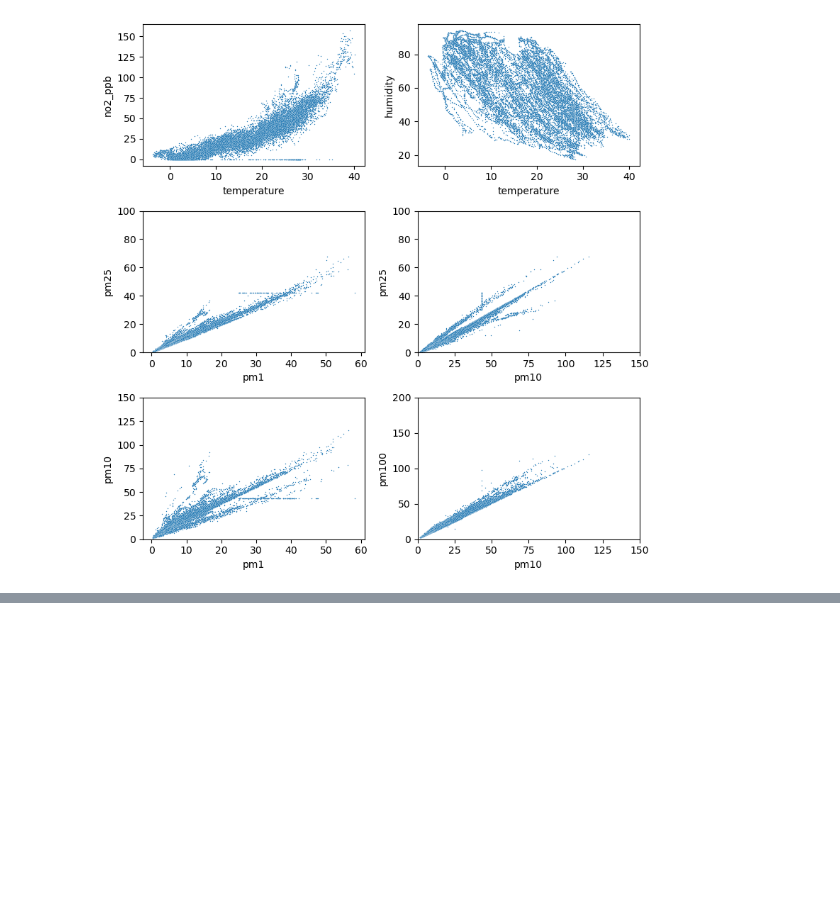
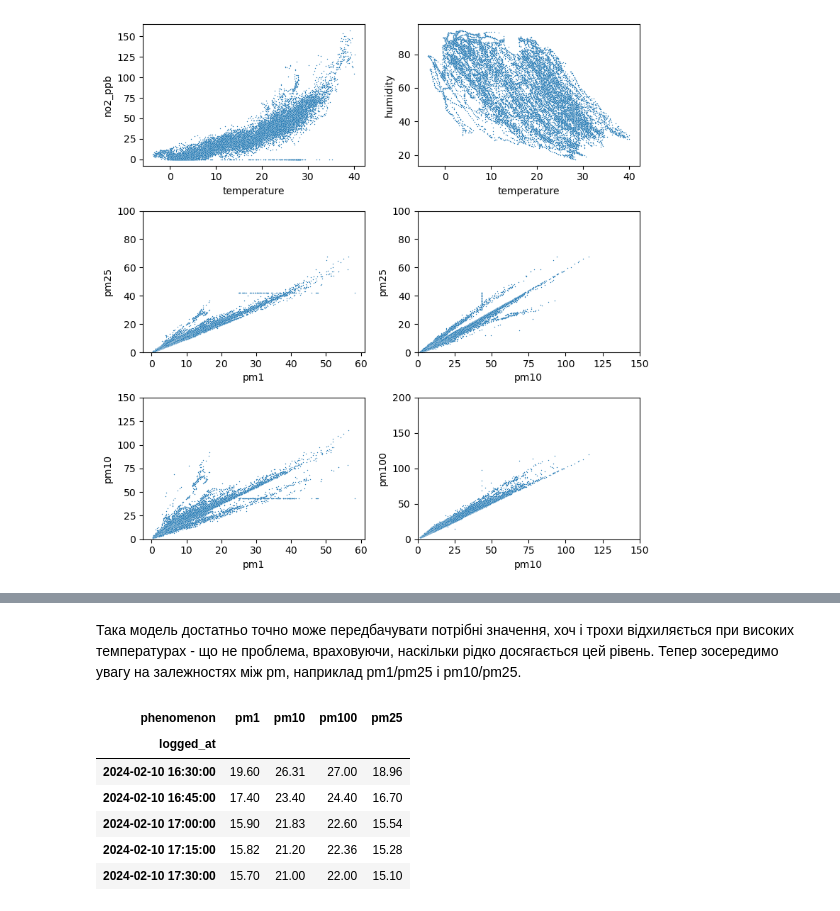
Before and after one commit to tymofiichuy/linear_regression, a Jupyter notebook: lw1.ipynb, the cells around one changed output, grey strips where cells are left out. Cells and saved outputs as stored; diff of their text form; code cells hidden in the pictures; blank space fills up the shorter version.

```diff
--- a/lw1.ipynb
+++ b/lw1.ipynb
@@ -90,0 +140,16 @@ plt.show()
+# %% [markdown]
+Така модель достатньо точно може передбачувати потрібні значення, хоч і
+трохи відхиляється при високих температурах - що не проблема,
+враховуючи, наскільки рідко досягається цей рівень. Тепер зосередимо увагу на залежностях між pm, наприклад pm1/pm25 і pm10/pm25.
+# %%
+col = ['loggrd_at', 'pm1', 'pm10', 'pm25', 'pm100']
+pm_df = df.drop(columns=[c for c in df.columns if c not in col], inplace=False)
+pm_df.head(5)
+# %% [output]
+| phenomenon | pm1 | pm10 | pm100 | pm25 |
+| logged_at |  |  |  |  |
+| 2024-02-10 16:30:00 | 19.60 | 26.31 | 27.00 | 18.96 |
+| 2024-02-10 16:45:00 | 17.40 | 23.40 | 24.40 | 16.70 |
+| 2024-02-10 17:00:00 | 15.90 | 21.83 | 22.60 | 15.54 |
+| 2024-02-10 17:15:00 | 15.82 | 21.20 | 22.36 | 15.28 |
+| 2024-02-10 17:30:00 | 15.70 | 21.00 | 22.00 | 15.10 |
```
Also changed, not shown: parts of 7 cells of this notebook.
